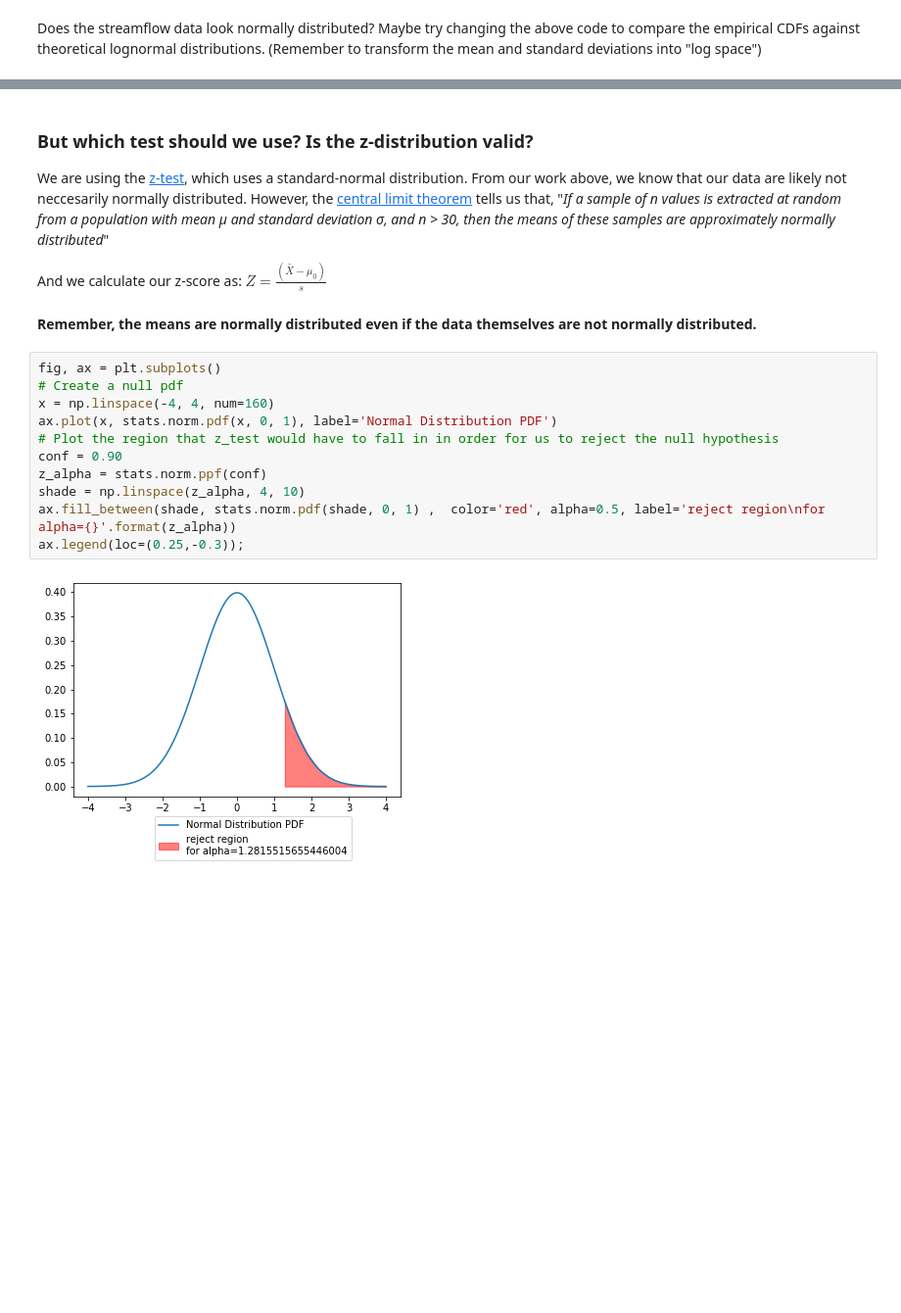
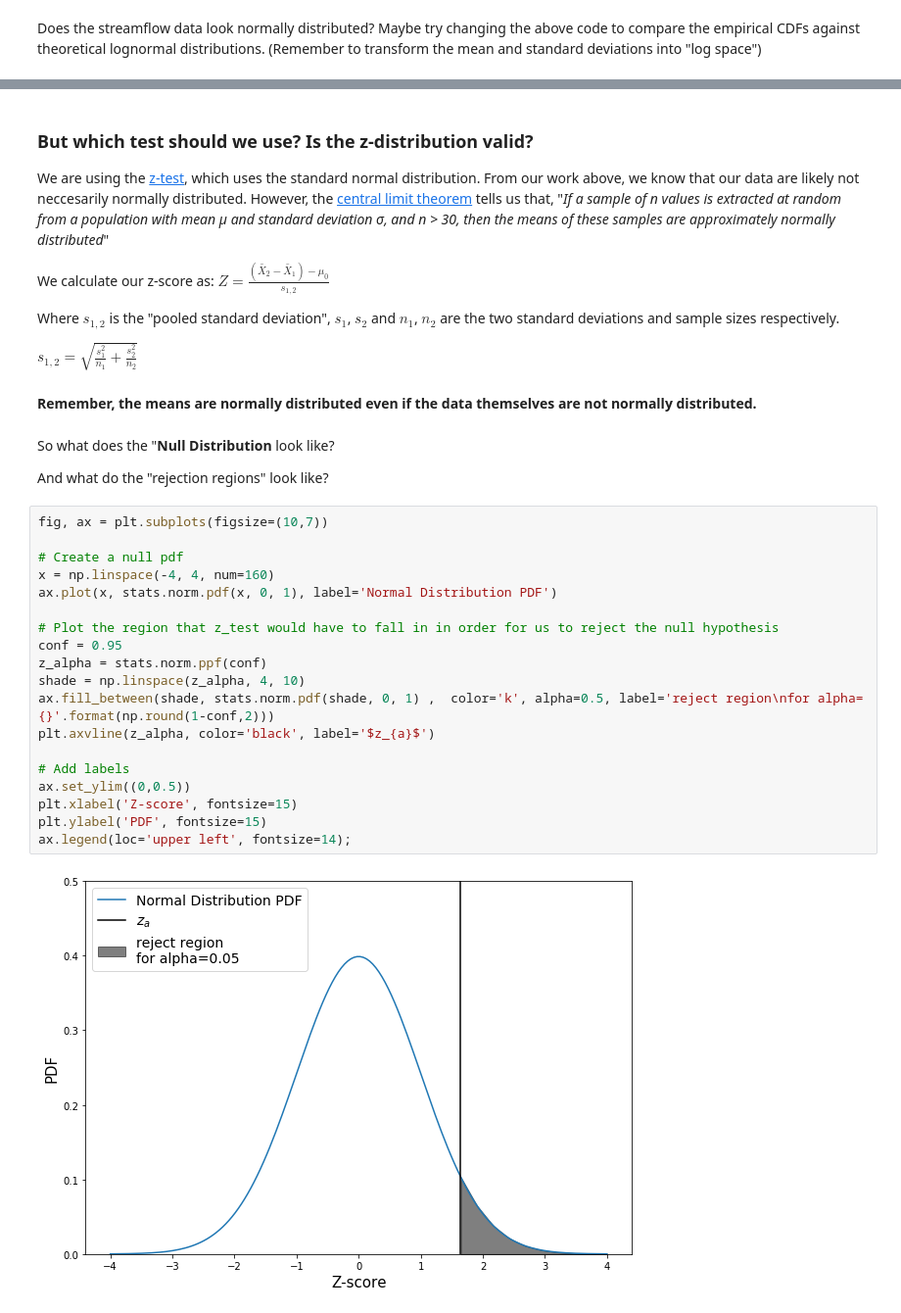
Before and after one commit to Mountain-Hydrology-Research-Group/data-analysis, a Jupyter notebook: modules/lab2/lab2-1.ipynb, the cells around one changed output, grey strips where cells are left out. Shown at 98% size. Saved outputs shown, nothing was run; the diff lists cells and outputs as text; blank space fills up the shorter version.

```diff
--- a/modules/lab2/lab2-1.ipynb
+++ b/modules/lab2/lab2-1.ipynb
@@ -181,23 +216,39 @@ We think that either the mean flood increased or it didn't change; we do not thi
 # %% [markdown]
 ### But which test should we use?  Is the z-distribution valid?
 
-We are using the [z-test](https://en.wikipedia.org/wiki/Z-test), which uses a standard-normal distribution. From our work above, we know that our data are likely not neccesarily normally distributed. However, the [central limit theorem](https://en.wikipedia.org/wiki/Central_limit_theorem) tells us that, "*If a sample of n values is extracted at random from a population with mean  μ and standard deviation σ, and n > 30, then the means of these samples are approximately normally distributed*"
+We are using the [z-test](https://en.wikipedia.org/wiki/Z-test), which uses the standard normal distribution. From our work above, we know that our data are likely not neccesarily normally distributed. However, the [central limit theorem](https://en.wikipedia.org/wiki/Central_limit_theorem) tells us that, "*If a sample of n values is extracted at random from a population with mean  μ and standard deviation σ, and n > 30, then the means of these samples are approximately normally distributed*"
 
-And we calculate our z-score as: $\displaystyle Z={\frac {({\bar {X}}-\mu _{0})}{s}}$
+We calculate our z-score as: $\displaystyle Z = \frac{ (\bar{X}_2 - \bar{X}_1) - \mu _{0} } { s_{1,2} }$
+
+Where $s_{1,2}$ is the "pooled standard deviation", $s_1$, $s_2$ and $n_1$, $n_2$ are the two standard deviations and sample sizes respectively.
+
+$s_{1,2} = \displaystyle\sqrt{ \displaystyle\frac{s^2_1}{n_1} + \displaystyle\frac{s^2_2}{n_2} }$
 
 #### Remember, the means are normally distributed even if the data themselves are not normally distributed.
+# %% [markdown]
+So what does the "**Null Distribution** look like?
+
+And what do the "rejection regions" look like?
 # %%
-fig, ax = plt.subplots()
+fig, ax = plt.subplots(figsize=(10,7))
+
 # Create a null pdf
 x = np.linspace(-4, 4, num=160)
 ax.plot(x, stats.norm.pdf(x, 0, 1), label='Normal Distribution PDF')
+
 # Plot the region that z_test would have to fall in in order for us to reject the null hypothesis
-conf = 0.90
+conf = 0.95
 z_alpha = stats.norm.ppf(conf)
 shade = np.linspace(z_alpha, 4, 10)
-ax.fill_between(shade, stats.norm.pdf(shade, 0, 1) ,  color='red', alpha=0.5, label='reject region\nfor alpha={}'.format(z_alpha))
-ax.legend(loc=(0.25,-0.3));
+ax.fill_between(shade, stats.norm.pdf(shade, 0, 1) ,  color='k', alpha=0.5, label='reject region\nfor alpha={}'.format(np.round(1-conf,2)))
+plt.axvline(z_alpha, color='black', label='$z_{a}$')
+
+# Add labels
+ax.set_ylim((0,0.5))
+plt.xlabel('Z-score', fontsize=15)
+plt.ylabel('PDF', fontsize=15)
+ax.legend(loc='upper left', fontsize=14);
 # %% [output]
-[figure, old version]
+[figure, new version]
 # %%
 # Check that we have a large enough sample size (n>30)
```
Also changed, not shown: parts of 28 cells of this notebook.
